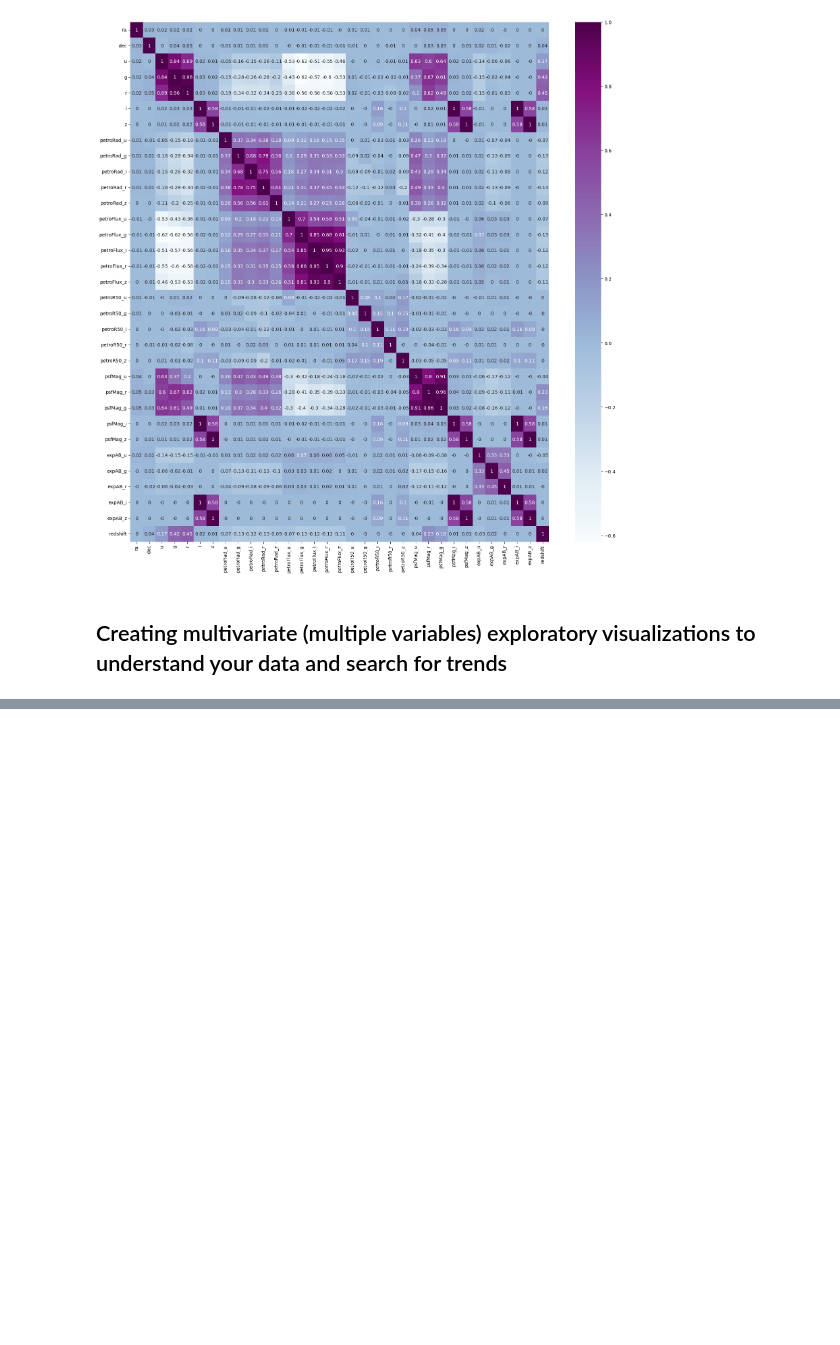
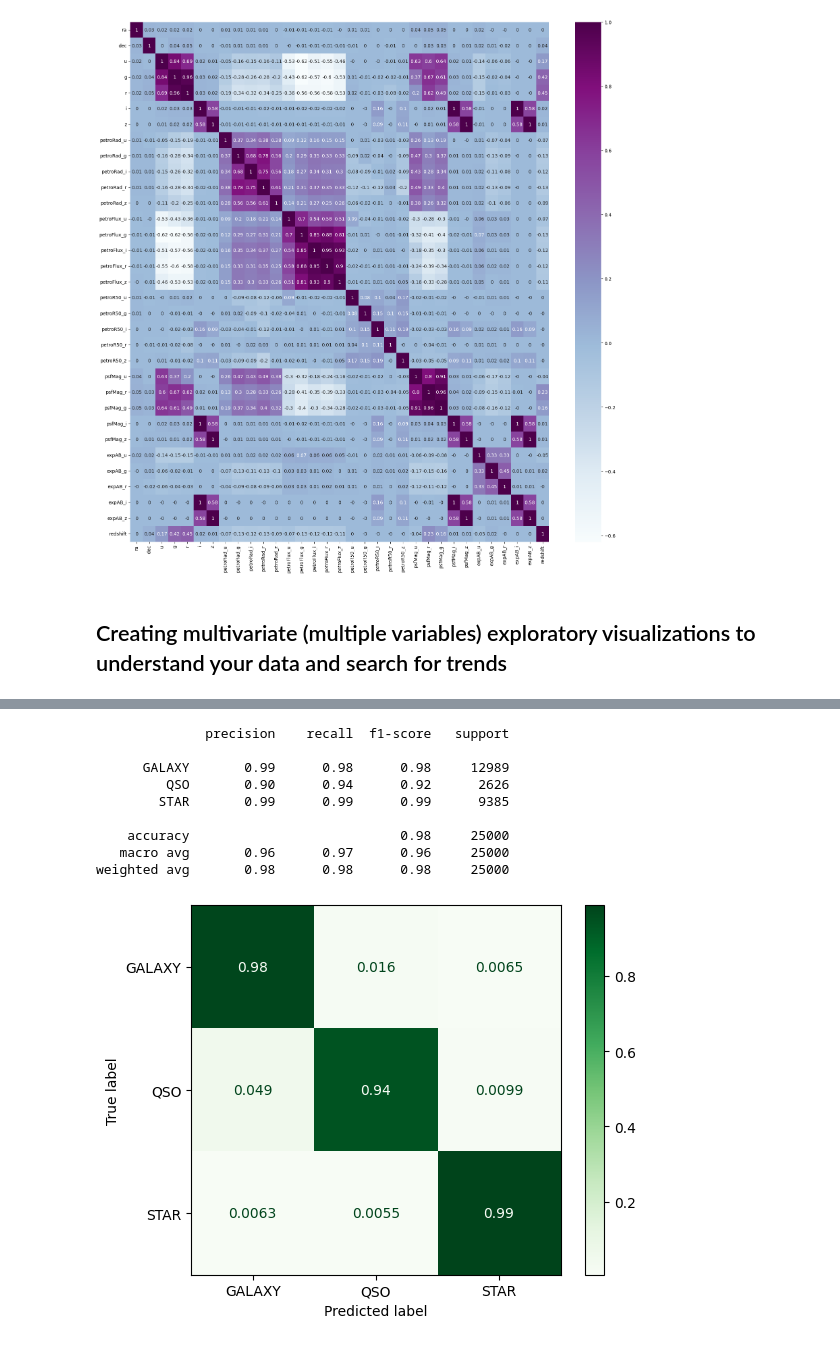
Before and after one commit to Souha-Kabtni/Celestial_Bodies_Detected, a Jupyter notebook: Project_2.ipynb, the cells around one changed output, grey strips where cells are left out. Saved outputs shown, nothing was run; the diff lists cells and outputs as text; code cells hidden in the pictures; blank space fills up the shorter version.

```diff
--- a/Project_2.ipynb
+++ b/Project_2.ipynb
@@ -265,0 +380,21 @@ sns.heatmap(df.corr().round(2),cmap='BuPu', annot=True);
+# %%
+#Create model pipeline with scaler, SMOTE, and model
+smote = SMOTE()
+Knn_smote = KNeighborsClassifier()
+Knn_smote_pipe = make_sampler_pipeline(scaler, smote, Knn_smote)
+#Fit and evaluate the model pipeline
+Knn_smote_pipe.fit(X_train, y_train)
+test_preds = Knn_smote_pipe.predict(X_test)
+print(classification_report(y_test, test_preds))
+ConfusionMatrixDisplay.from_predictions(y_test, test_preds,normalize='true',cmap='Greens');
+# %% [output]
+              precision    recall  f1-score   support
+
+      GALAXY       0.99      0.98      0.98     12989
+         QSO       0.90      0.94      0.92      2626
+        STAR       0.99      0.99      0.99      9385
+
+    accuracy                           0.98     25000
+   macro avg       0.96      0.97      0.96     25000
+weighted avg       0.98      0.98      0.98     25000
+[figure, added]
```
Also changed, not shown: parts of 16 cells of this notebook.
